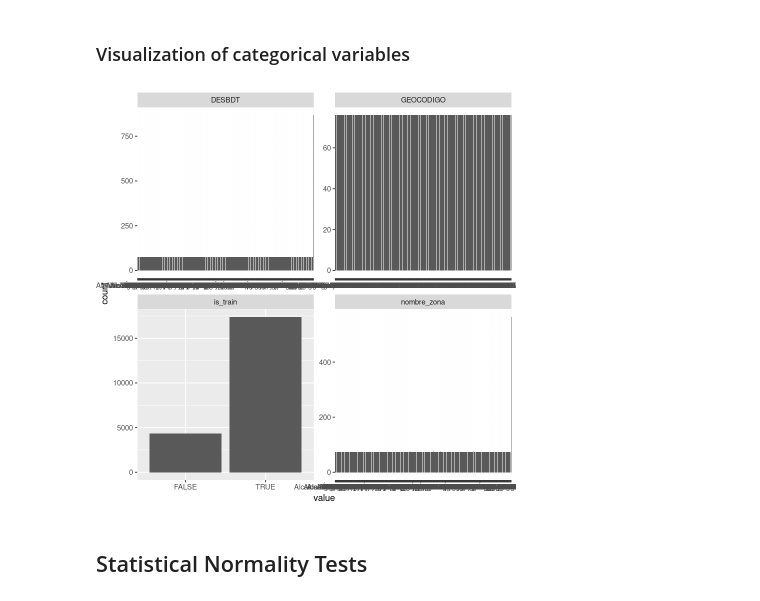
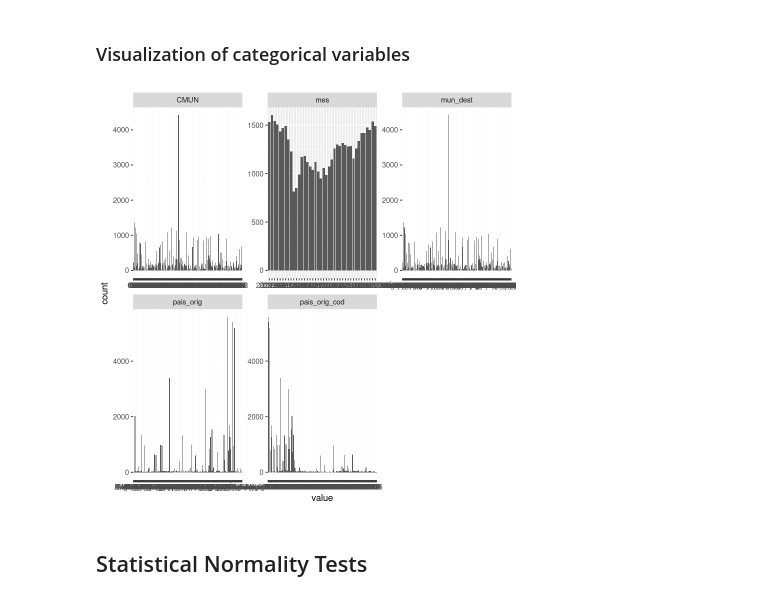
Before and after one commit to URJCDSLab/CitizenLab-Research-and-Development, a Jupyter notebook: casos_urjc/notebooks/dominios_II_y_III/45_turismo_origen/12.- Exploratory Data Analysis_04_06_turismo_origen_completo_v_01.ipynb, the cells around one changed output. Drawn from its saved outputs; the diff is of its cells as text; code cells hidden in the pictures.

```diff
--- a/casos_urjc/notebooks/dominios_II_y_III/45_turismo_origen/12.- Exploratory Data Analysis_04_06_turismo_origen_completo_v_01.ipynb
+++ b/casos_urjc/notebooks/dominios_II_y_III/45_turismo_origen/12.- Exploratory Data Analysis_04_06_turismo_origen_completo_v_01.ipynb
@@ -74,7 +57,7 @@ Data load using the {tcltk} package. Ucomment the line if using this option
 # %% [markdown]
 <font color='tomato'><b> OPCION B:</b> Especificar el nombre de archivo</font>
 # %%
-iFile <- "CU_04_08_20_vacunacion_gripe_train_and_test.csv"
+iFile <- "CU_45_08_03_turismo_receptor.csv"
 file_data <- paste0(iPath, iFile)
 
 if(file.exists(file_data)){
@@ -420,13 +399,12 @@ A tibble: 21736 × 4
 # %%
 # returns a visualization of the number and frequency of categorical features
 char_data |>
-  mutate(across(c(GEOCODIGO, is_train), as.character))|>
   pivot_longer(cols = everything()) |>
   ggplot(aes(x = value)) +
   geom_bar() +
   facet_wrap(~name, scales = "free")
 # %% [output]
-[figure, old version]
+[figure, new version]
 # %% [markdown]
 ## Statistical Normality Tests
 # %%
```
Also changed, not shown: parts of 29 cells of this notebook, 4 other files.
